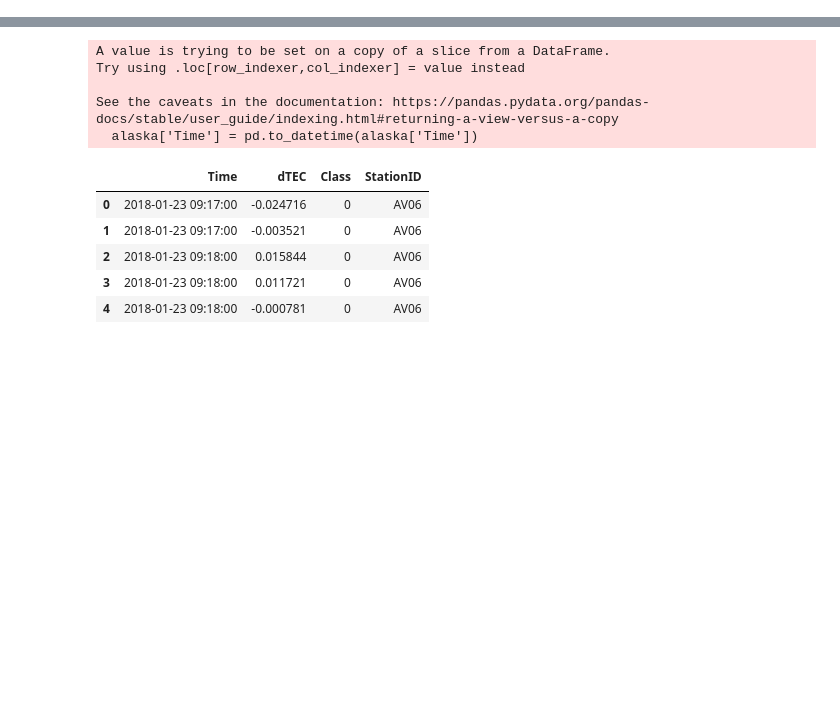
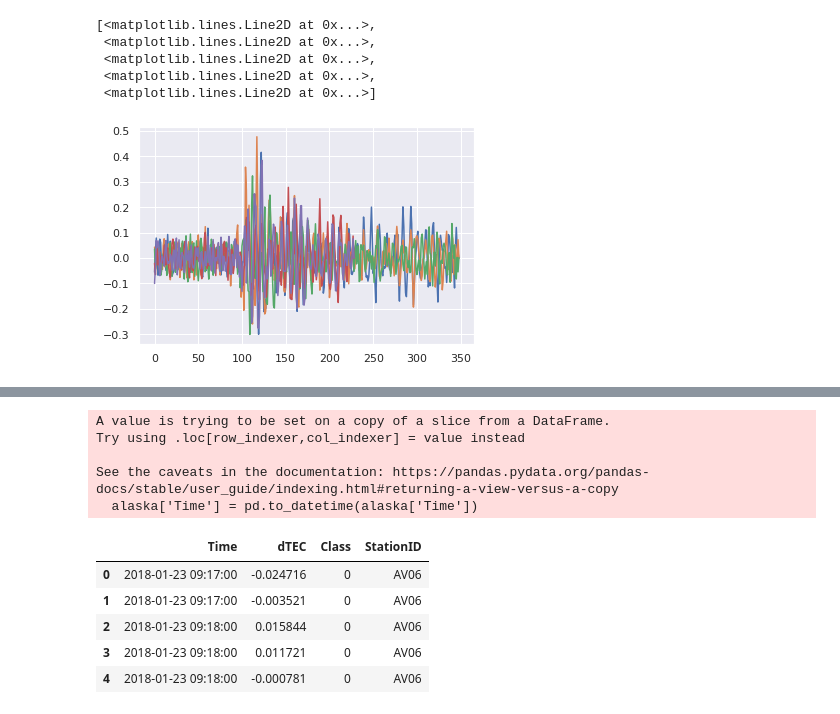
Before and after one commit to spaceonion1001/LD-CPD, a Jupyter notebook: notebooks/dtec_cleaning.ipynb, the cells around one changed output, grey strips where cells are left out. Saved outputs shown, nothing was run; the diff lists cells and outputs as text; code cells hidden in the pictures; blank space fills up the shorter version.

```diff
--- a/notebooks/dtec_cleaning.ipynb
+++ b/notebooks/dtec_cleaning.ipynb
@@ -28,0 +37,14 @@ df_test.head()
+# %%
+tohoku = df_train[df_train['Event_name'] == 'Tohoku']
+tk_one = tohoku[tohoku['SatID'] == 'G15']
+tk_two = tohoku[tohoku['SatID'] == 'G26']
+tk_one['Time'] = pd.to_datetime(tk_one['Time'])
+tk_two['Time'] = pd.to_datetime(tk_two['Time'])
+drop_cols = []
+for i in range(1, 11):
+    drop_cols.append('dTEC-'+str(i))
+tk_one = tk_one.drop(drop_cols, axis=1)
+tk_two = tk_two.drop(drop_cols, axis=1)
+tk_one = tk_one.drop(['SatID', 'Event_name'], axis=1)
+tk_two = tk_two.drop(['SatID', 'Event_name'], axis=1)
+tk_one.shape, tk_two.shape
@@ -28,0 +63,4 @@ df_test.head()
+# %%
+tk_one_piv = tk_one.pivot(columns='StationID', values='dTEC')
+tk_two_piv = tk_two.pivot(columns='StationID', values='dTEC')
+tk_one_piv.tail()
@@ -28,0 +88,9 @@ df_test.head()
+# %%
+plt.plot(tk_one_piv.values)
+# %% [output]
+[<matplotlib.lines.Line2D at 0x...>,
+ <matplotlib.lines.Line2D at 0x...>,
+ <matplotlib.lines.Line2D at 0x...>,
+ <matplotlib.lines.Line2D at 0x...>,
+ <matplotlib.lines.Line2D at 0x...>]
+[figure, added]
```
Also changed, not shown: parts of 14 cells of this notebook, 5 other files.
